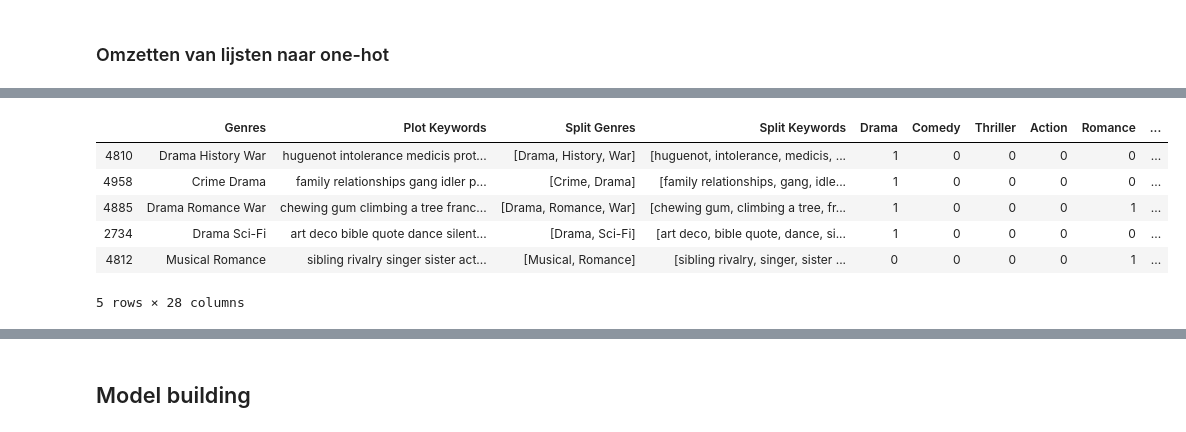
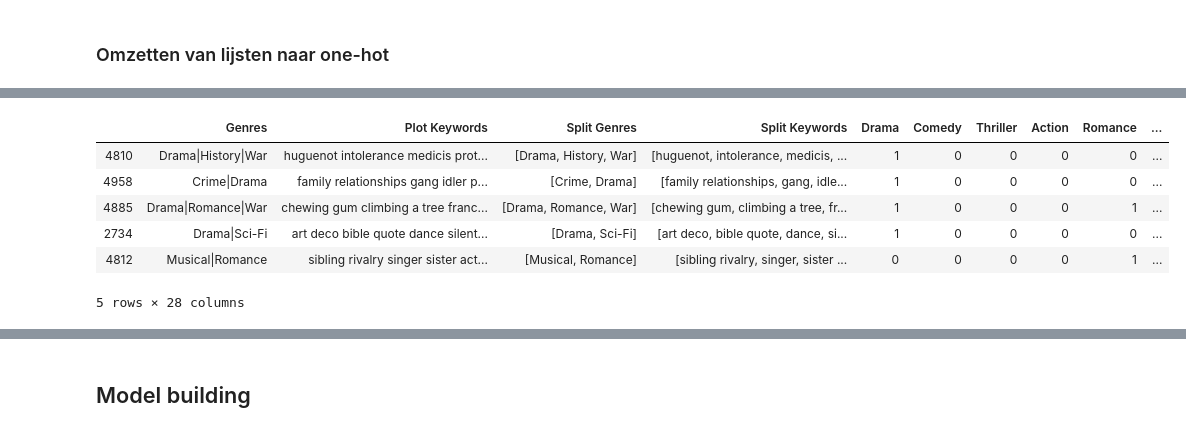
Before and after one commit to Casper-Smet/movie-revenue-predictions, a Jupyter notebook: individual_questions/Q2/plot-keywords.ipynb, the cells around one changed output, grey strips where cells are left out. Cells and saved outputs as stored; diff of their text form; code cells hidden in the pictures.

```diff
--- a/individual_questions/Q2/plot-keywords.ipynb
+++ b/individual_questions/Q2/plot-keywords.ipynb
@@ -130,8 +142,9 @@ df_Q2.dropna(inplace=True)
 # %%
+# Split "Genres" and "Keywords" by "|", creating list types
 df_Q2.loc[:, "Split Genres"] = df_Q2["Genres"].str.split(pat="|")
 df_Q2.loc[:, "Split Keywords"] = df_Q2["Plot Keywords"].str.split(pat="|")
 
-df_Q2.loc[:, "Genres"] = df_Q2["Genres"].str.replace("|", " ")
+# Replace "|" with " " to create strings analysable by TF-IDf.
 df_Q2.loc[:, "Plot Keywords"] = df_Q2["Plot Keywords"].str.replace("|", " ")
 
 df_Q2.head()
@@ -233,8 +253,2 @@ Om dit op te lossen, moet er gebruik gemaakt worden van ‘multi-label classific
 # %% [markdown]
 ### Omzetten van lijsten naar one-hot
-# %%
-len_list = []
-for x in df_Q2["Split Genres"].values:
-    len_list.append(len(x))
-
-pd.Series(np.unique(len_list, return_counts=True)[1], index=range(1, 9)).sort_values(ascending=False)
@@ -251,21 +255,21 @@ dtype: int64
 # %%
 def one_hot(df_main, column):
     df = df_main.copy()
     uniques = find_uniques(df[column])
 
     for cat in uniques[column].values:
         df[cat] = df[column].apply(lambda x : cat in x).astype("int32")
 
     return df
 
 
-df_Q2 = one_hot(df_Q2, "Split Genres").head()
+df_Q2 = one_hot(df_Q2, "Split Genres")
 df_Q2.head()
 # %% [output]
 |  | Genres | Plot Keywords | Split Genres | Split Keywords | Drama | Comedy | Thriller | Action | Romance | ... |
-| 4810 | Drama History War | huguenot intolerance medicis prot... | [Drama, History, War] | [huguenot, intolerance, medicis, ... | 1 | 0 | 0 | 0 | 0 | ... |
-| 4958 | Crime Drama | family relationships gang idler p... | [Crime, Drama] | [family relationships, gang, idle... | 1 | 0 | 0 | 0 | 0 | ... |
-| 4885 | Drama Romance War | chewing gum climbing a tree franc... | [Drama, Romance, War] | [chewing gum, climbing a tree, fr... | 1 | 0 | 0 | 0 | 1 | ... |
-| 2734 | Drama Sci-Fi | art deco bible quote dance silent... | [Drama, Sci-Fi] | [art deco, bible quote, dance, si... | 1 | 0 | 0 | 0 | 0 | ... |
-| 4812 | Musical Romance | sibling rivalry singer sister act... | [Musical, Romance] | [sibling rivalry, singer, sister ... | 0 | 0 | 0 | 0 | 1 | ... |
+| 4810 | Drama|History|War | huguenot intolerance medicis prot... | [Drama, History, War] | [huguenot, intolerance, medicis, ... | 1 | 0 | 0 | 0 | 0 | ... |
+| 4958 | Crime|Drama | family relationships gang idler p... | [Crime, Drama] | [family relationships, gang, idle... | 1 | 0 | 0 | 0 | 0 | ... |
+| 4885 | Drama|Romance|War | chewing gum climbing a tree franc... | [Drama, Romance, War] | [chewing gum, climbing a tree, fr... | 1 | 0 | 0 | 0 | 1 | ... |
+| 2734 | Drama|Sci-Fi | art deco bible quote dance silent... | [Drama, Sci-Fi] | [art deco, bible quote, dance, si... | 1 | 0 | 0 | 0 | 0 | ... |
+| 4812 | Musical|Romance | sibling rivalry singer sister act... | [Musical, Romance] | [sibling rivalry, singer, sister ... | 0 | 0 | 0 | 0 | 1 | ... |
 5 rows × 28 columns
```
Also changed, not shown: parts of 27 cells of this notebook.
